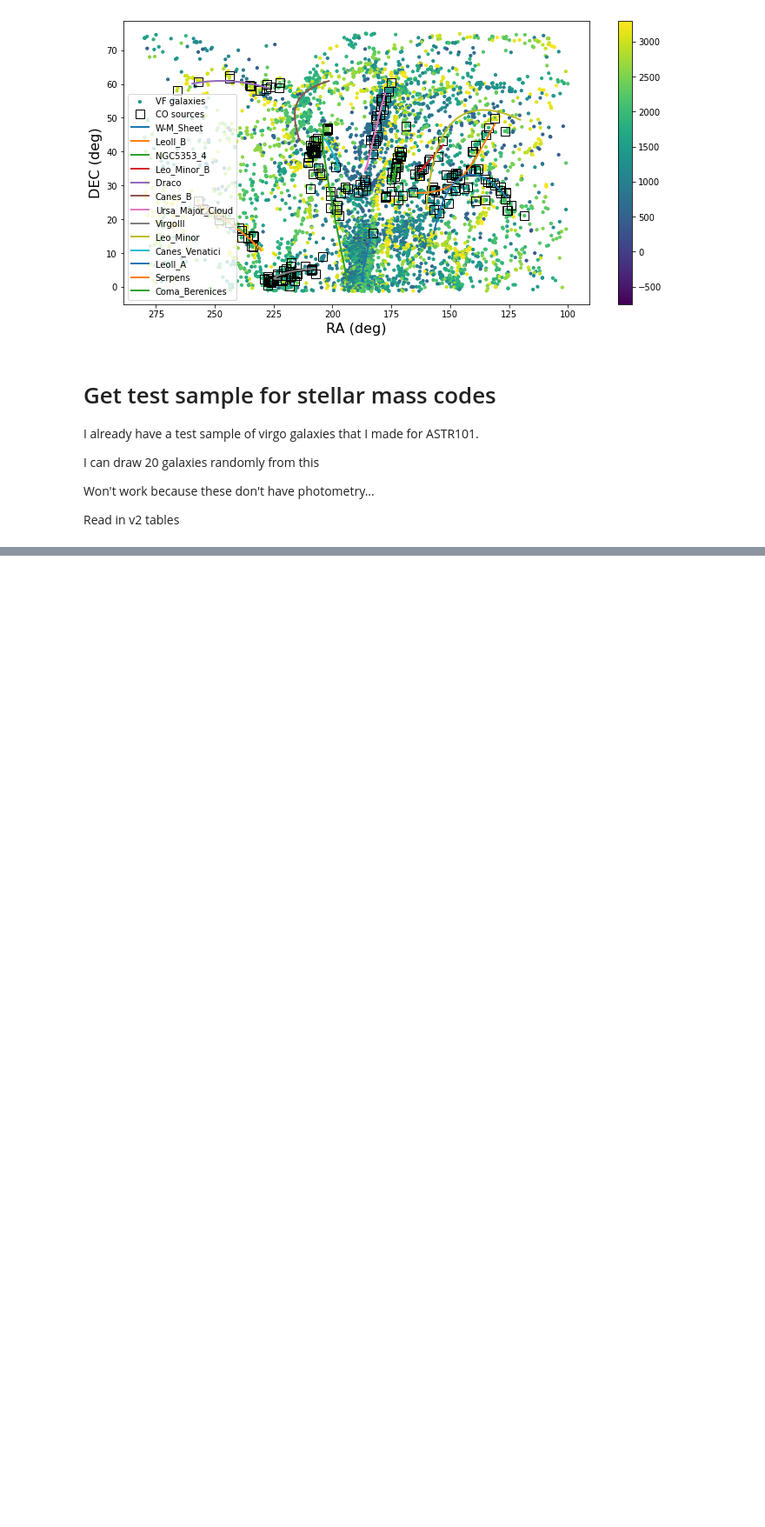
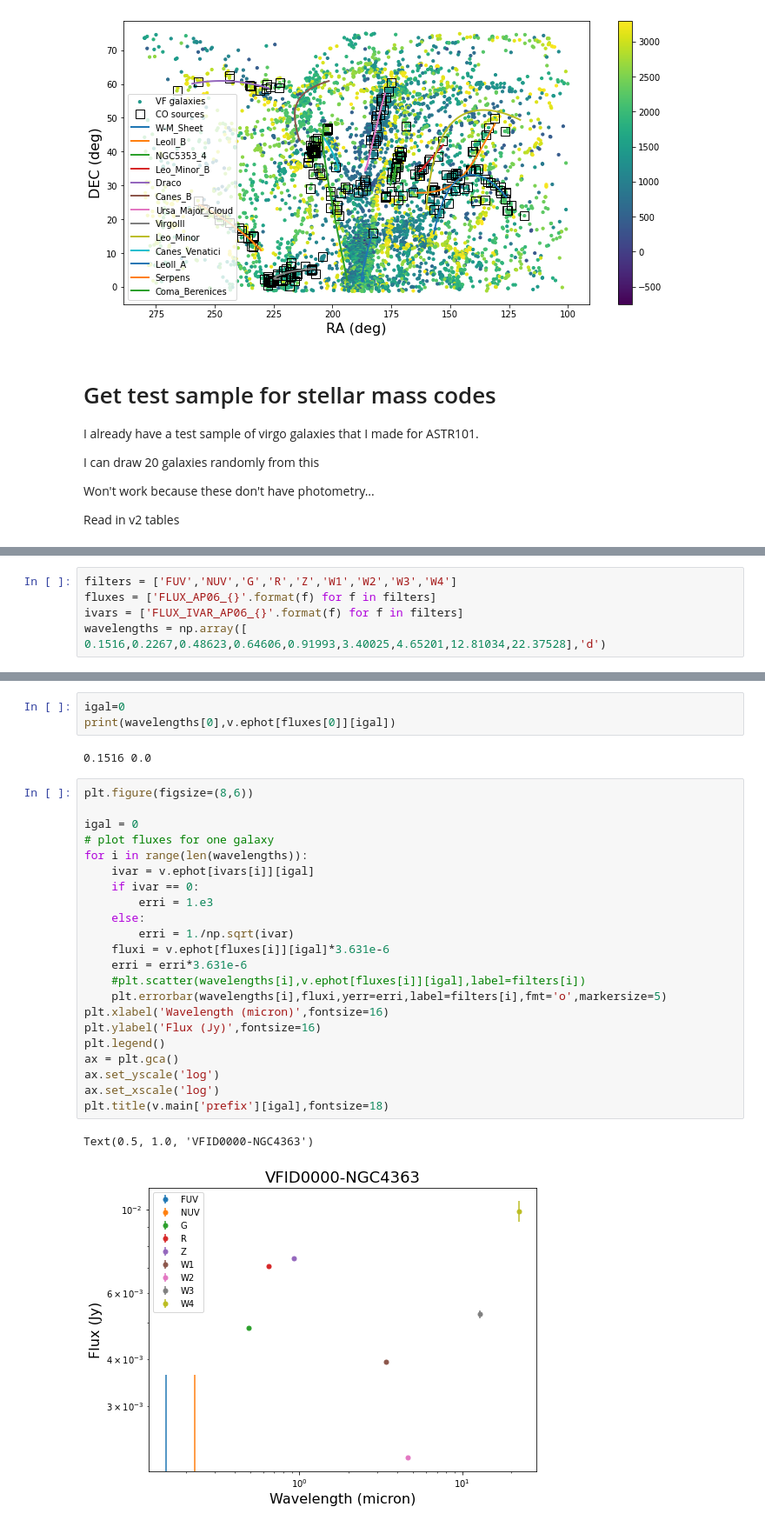
Before and after one commit to rfinn/Virgo, a Jupyter notebook: notebooks/Summer2023-n1.ipynb, the cells around one changed output, grey strips where cells are left out. Shown at 87% size. Drawn from its saved outputs; the diff is of its cells as text; blank space fills up the shorter version.

```diff
--- a/notebooks/Summer2023-n1.ipynb
+++ b/notebooks/Summer2023-n1.ipynb
@@ -172,0 +228,5 @@ FileNotFoundError: [Errno 2] No such file or directory: '/Users/rfinn/research/V
+# %%
+filters = ['FUV','NUV','G','R','Z','W1','W2','W3','W4']
+fluxes = ['FLUX_AP06_{}'.format(f) for f in filters]
+ivars = ['FLUX_IVAR_AP06_{}'.format(f) for f in filters]
+wavelengths = np.array([ 0.1516,0.2267,0.48623,0.64606,0.91993,3.40025,4.65201,12.81034,22.37528],'d')
@@ -172,0 +245,30 @@ FileNotFoundError: [Errno 2] No such file or directory: '/Users/rfinn/research/V
+# %%
+igal=0
+print(wavelengths[0],v.ephot[fluxes[0]][igal])
+# %% [output]
+0.1516 0.0
+# %%
+plt.figure(figsize=(8,6))
+
+igal = 0
+# plot fluxes for one galaxy
+for i in range(len(wavelengths)):
+    ivar = v.ephot[ivars[i]][igal]
+    if ivar == 0:
+        erri = 1.e3
+    else:
+        erri = 1./np.sqrt(ivar)
+    fluxi = v.ephot[fluxes[i]][igal]*3.631e-6
+    erri = erri*3.631e-6
+    #plt.scatter(wavelengths[i],v.ephot[fluxes[i]][igal],label=filters[i])
+    plt.errorbar(wavelengths[i],fluxi,yerr=erri,label=filters[i],fmt='o',markersize=5)
+plt.xlabel('Wavelength (micron)',fontsize=16)
+plt.ylabel('Flux (Jy)',fontsize=16)
+plt.legend()
+ax = plt.gca()
+ax.set_yscale('log')
+ax.set_xscale('log')
+plt.title(v.main['prefix'][igal],fontsize=18)
+# %% [output]
+Text(0.5, 1.0, 'VFID0000-NGC4363')
+[figure, added]
```
Also changed, not shown: parts of 24 cells of this notebook, 1 other file.
